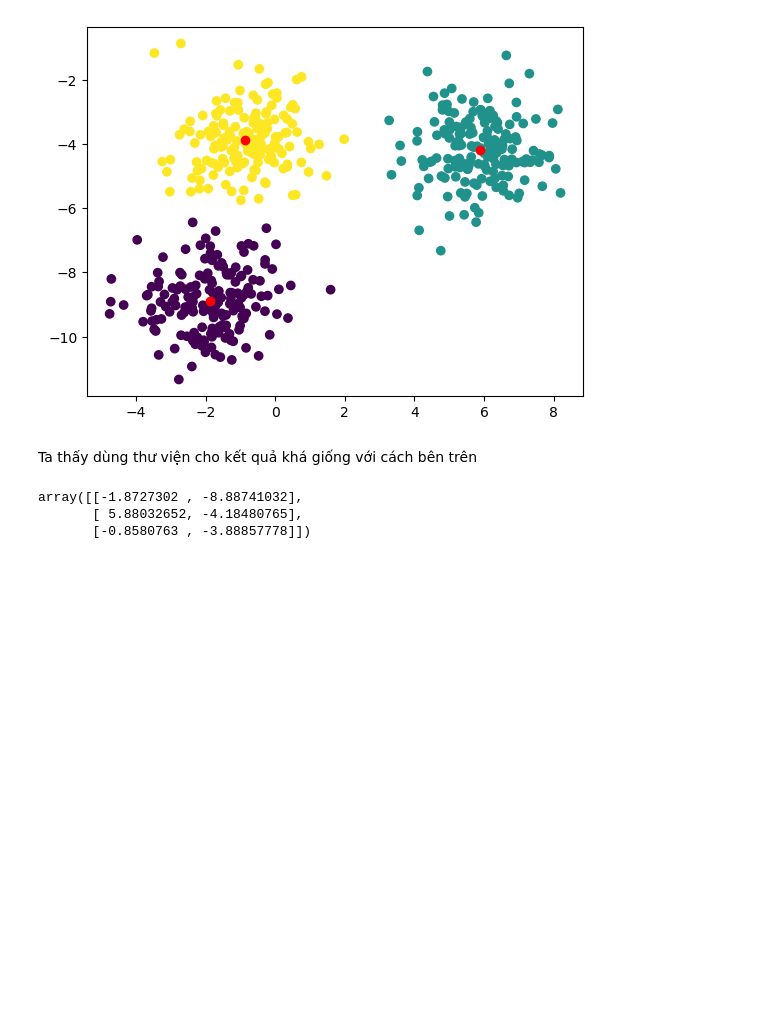
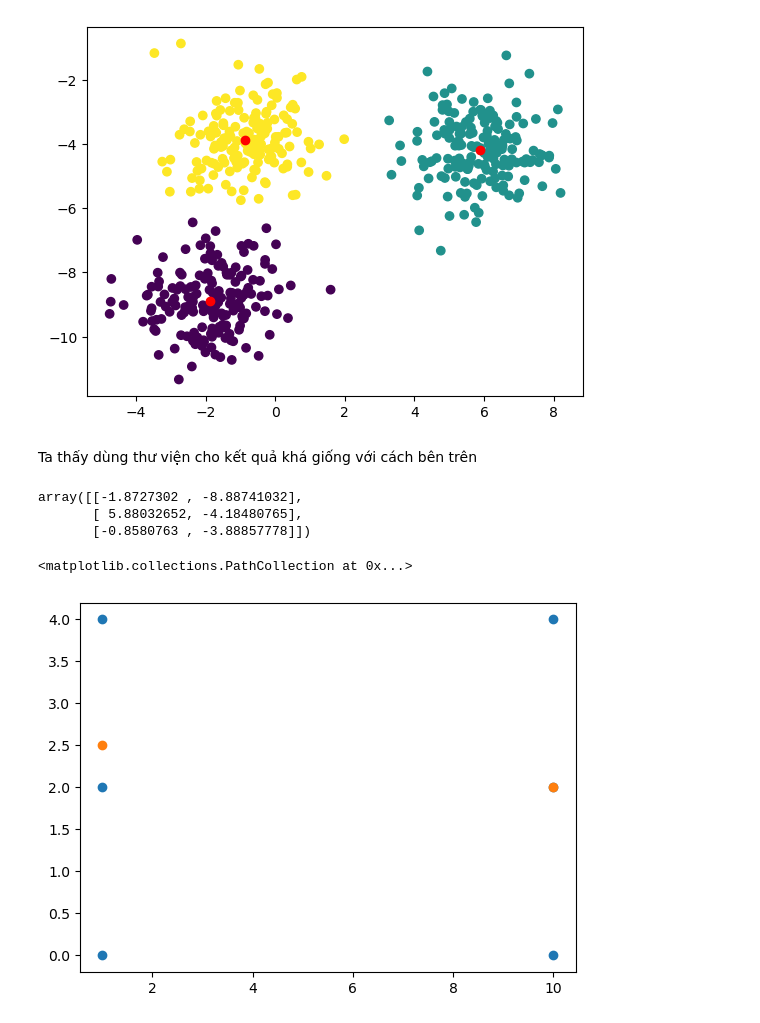
Before and after one commit to mquangdo/my-machine-learning, a Jupyter notebook: K-MeansClustering/kmeans.ipynb, the cells around one changed output. Saved outputs shown, nothing was run; the diff lists cells and outputs as text; code cells hidden in the pictures; blank space fills up the shorter version.

Commit message:
Add KMeans segmentation, linear regression

```diff
--- a/K-MeansClustering/kmeans.ipynb
+++ b/K-MeansClustering/kmeans.ipynb
@@ -169,3 +172,24 @@ model.cluster_centers_
 array([[-1.8727302 , -8.88741032],
        [ 5.88032652, -4.18480765],
        [-0.8580763 , -3.88857778]])
+# %%
+from sklearn.cluster import KMeans
+import numpy as np
+import matplotlib.pyplot as plt
+
+
+# Dữ liệu
+X = np.array([[1, 2], [1, 4], [1, 0],
+              [10, 2], [10, 4], [10, 0]])
+
+# Trọng số mẫu
+sample_weight = np.array([1, 2, 1, 1, 1, 1])
+
+kmeans = KMeans(n_clusters=2, random_state=0)
+kmeans.fit(X, sample_weight=sample_weight)
+plt.scatter(X[:, 0], X[:, 1])
+centroids = kmeans.cluster_centers_
+plt.scatter(centroids[:, 0], centroids[:, 1])
+# %% [output]
+<matplotlib.collections.PathCollection at 0x...>
+[figure, added]
```
Also changed, not shown: parts of 4 cells of this notebook, 14 other files.
